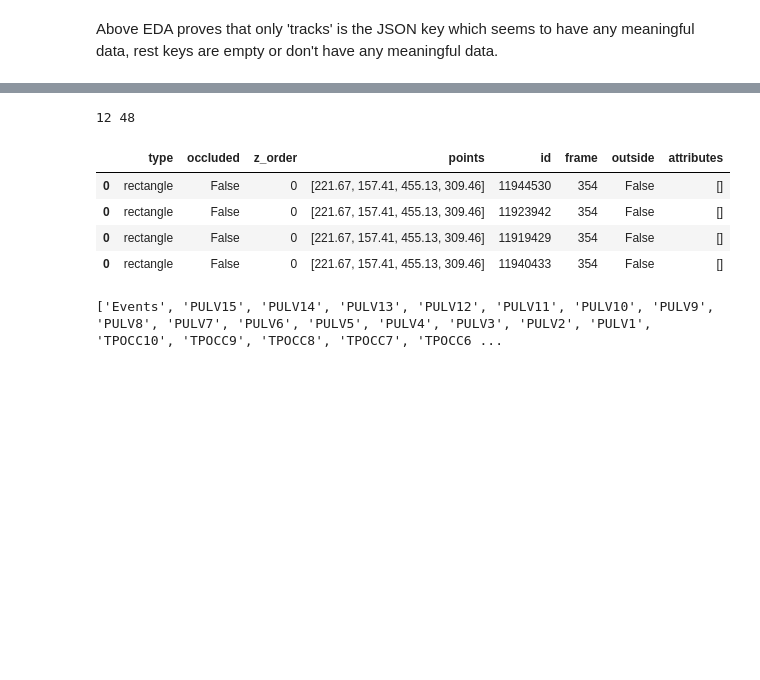
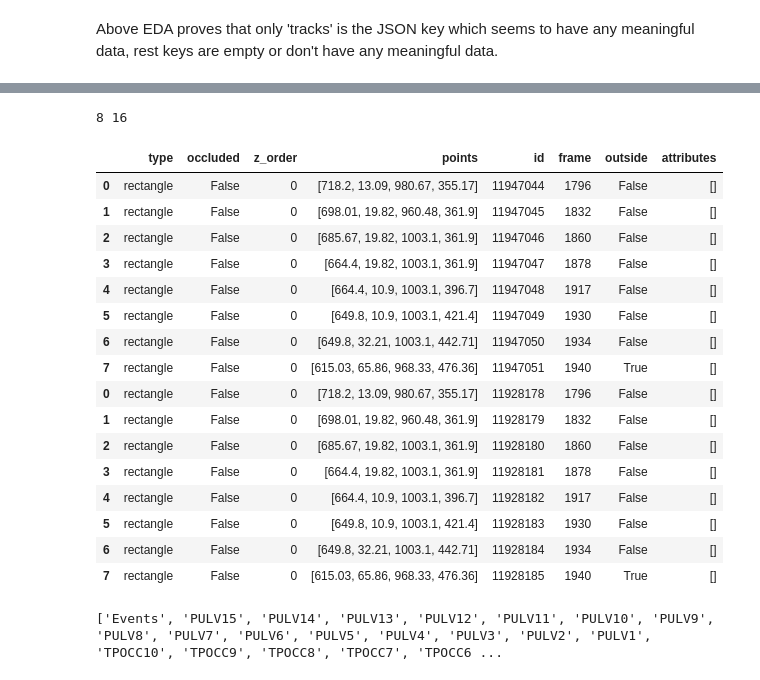
Before and after one commit to SteinwayThor/eeg-features-movies, a Jupyter notebook: EDA_and_Data_Extraction.ipynb, the cells around one changed output, grey strips where cells are left out. Drawn from its saved outputs; the diff is of its cells as text; code cells hidden in the pictures; blank space fills up the shorter version.

Commit message:
dataframe for different json files for the same chapter. same shape[frame] across the json files.

```diff
--- a/EDA_and_Data_Extraction.ipynb
+++ b/EDA_and_Data_Extraction.ipynb
@@ -250,7 +251,7 @@ chapter_seq_len
 # %%
 df = []
 len_rows = 0
-chapter = ch[3]
+chapter = ch[15]
 for pos,json_array in enumerate(all_data[chapter]):
   print('adding to df file:', diff_chapters[chapter][pos])
   df.append(pd.DataFrame(json_array['tracks']))
@@ -283,17 +288,30 @@ df
 # %%
 shape_df = []
 for row in df[df['label_id'].isin(set(df['label_id'])) & (df['frame'] == min(df['frame']))].shapes:
   shape_df.append(pd.DataFrame(row))
 shape_df = pd.concat(shape_df)
 print(len(set(shape_df.frame)), len(set(shape_df.id)))
-shape_df[shape_df.frame == min(shape_df.frame)]
+shape_df
+#shape_df[shape_df.frame == min(shape_df.frame)]
 # %% [output]
-12 48
+8 16
 |  | type | occluded | z_order | points | id | frame | outside | attributes |
-| 0 | rectangle | False | 0 | [221.67, 157.41, 455.13, 309.46] | 11944530 | 354 | False | [] |
-| 0 | rectangle | False | 0 | [221.67, 157.41, 455.13, 309.46] | 11923942 | 354 | False | [] |
-| 0 | rectangle | False | 0 | [221.67, 157.41, 455.13, 309.46] | 11919429 | 354 | False | [] |
-| 0 | rectangle | False | 0 | [221.67, 157.41, 455.13, 309.46] | 11940433 | 354 | False | [] |
+| 0 | rectangle | False | 0 | [718.2, 13.09, 980.67, 355.17] | 11947044 | 1796 | False | [] |
+| 1 | rectangle | False | 0 | [698.01, 19.82, 960.48, 361.9] | 11947045 | 1832 | False | [] |
+| 2 | rectangle | False | 0 | [685.67, 19.82, 1003.1, 361.9] | 11947046 | 1860 | False | [] |
+| 3 | rectangle | False | 0 | [664.4, 19.82, 1003.1, 361.9] | 11947047 | 1878 | False | [] |
+| 4 | rectangle | False | 0 | [664.4, 10.9, 1003.1, 396.7] | 11947048 | 1917 | False | [] |
+| 5 | rectangle | False | 0 | [649.8, 10.9, 1003.1, 421.4] | 11947049 | 1930 | False | [] |
+| 6 | rectangle | False | 0 | [649.8, 32.21, 1003.1, 442.71] | 11947050 | 1934 | False | [] |
+| 7 | rectangle | False | 0 | [615.03, 65.86, 968.33, 476.36] | 11947051 | 1940 | True | [] |
+| 0 | rectangle | False | 0 | [718.2, 13.09, 980.67, 355.17] | 11928178 | 1796 | False | [] |
+| 1 | rectangle | False | 0 | [698.01, 19.82, 960.48, 361.9] | 11928179 | 1832 | False | [] |
+| 2 | rectangle | False | 0 | [685.67, 19.82, 1003.1, 361.9] | 11928180 | 1860 | False | [] |
+| 3 | rectangle | False | 0 | [664.4, 19.82, 1003.1, 361.9] | 11928181 | 1878 | False | [] |
+| 4 | rectangle | False | 0 | [664.4, 10.9, 1003.1, 396.7] | 11928182 | 1917 | False | [] |
+| 5 | rectangle | False | 0 | [649.8, 10.9, 1003.1, 421.4] | 11928183 | 1930 | False | [] |
+| 6 | rectangle | False | 0 | [649.8, 32.21, 1003.1, 442.71] | 11928184 | 1934 | False | [] |
+| 7 | rectangle | False | 0 | [615.03, 65.86, 968.33, 476.36] | 11928185 | 1940 | True | [] |
 # %%
 f = open(os.path.join(emotion_annotations_f, emotion_annotations[0]))
 data = json.load(f)
```
Also changed, not shown: parts of 3 cells of this notebook.
